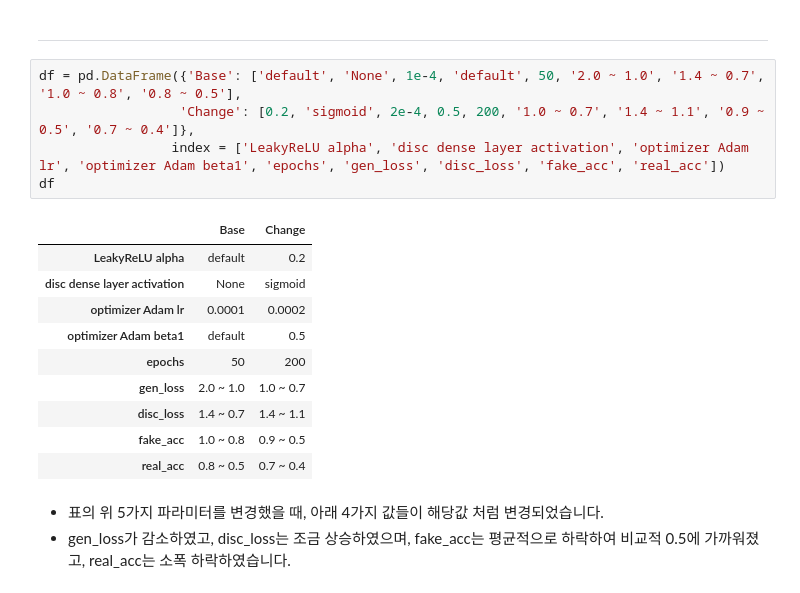
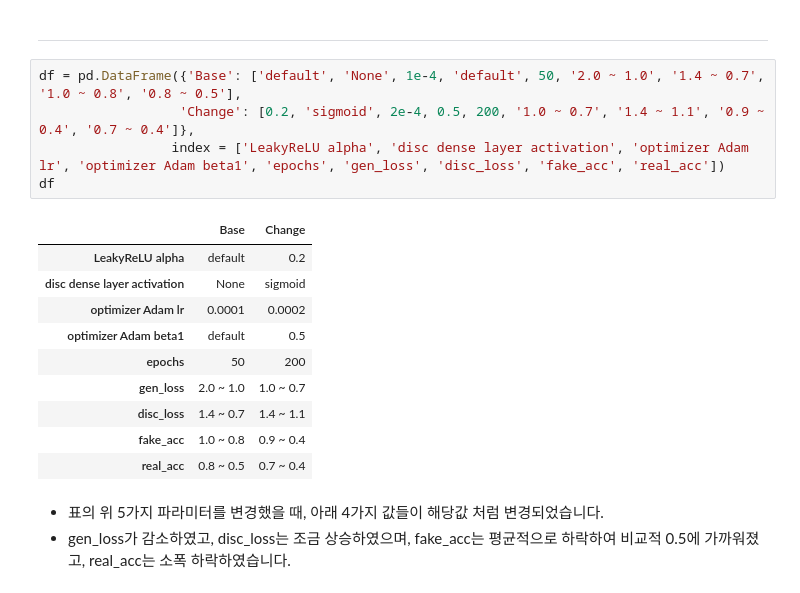
Before and after one commit to JHyeok-Choi/AIFFEL, a Jupyter notebook: [E-11]GAN_Image_Generator.ipynb, the cells around one changed output. Drawn from its saved outputs; the diff is of its cells as text.

```diff
--- a/[E-11]GAN_Image_Generator.ipynb
+++ b/[E-11]GAN_Image_Generator.ipynb
@@ -555,19 +555,19 @@ with imageio.get_writer(anim_file, mode='I') as writer:
 ---
 # %%
 df = pd.DataFrame({'Base': ['default', 'None', 1e-4, 'default', 50, '2.0 ~ 1.0', '1.4 ~ 0.7', '1.0 ~ 0.8', '0.8 ~ 0.5'],
-                  'Change': [0.2, 'sigmoid', 2e-4, 0.5, 200, '1.0 ~ 0.7', '1.4 ~ 1.1', '0.9 ~ 0.5', '0.7 ~ 0.4']},
+                  'Change': [0.2, 'sigmoid', 2e-4, 0.5, 200, '1.0 ~ 0.7', '1.4 ~ 1.1', '0.9 ~ 0.4', '0.7 ~ 0.4']},
                  index = ['LeakyReLU alpha', 'disc dense layer activation', 'optimizer Adam lr', 'optimizer Adam beta1', 'epochs', 'gen_loss', 'disc_loss', 'fake_acc', 'real_acc'])
 df
 # %% [output]
 |  | Base | Change |
 | LeakyReLU alpha | default | 0.2 |
 | disc dense layer activation | None | sigmoid |
 | optimizer Adam lr | 0.0001 | 0.0002 |
 | optimizer Adam beta1 | default | 0.5 |
 | epochs | 50 | 200 |
 | gen_loss | 2.0 ~ 1.0 | 1.0 ~ 0.7 |
 | disc_loss | 1.4 ~ 0.7 | 1.4 ~ 1.1 |
-| fake_acc | 1.0 ~ 0.8 | 0.9 ~ 0.5 |
+| fake_acc | 1.0 ~ 0.8 | 0.9 ~ 0.4 |
 | real_acc | 0.8 ~ 0.5 | 0.7 ~ 0.4 |
 # %% [markdown]
 * 표의 위 5가지 파라미터를 변경했을 때, 아래 4가지 값들이 해당값 처럼 변경되었습니다.
```
